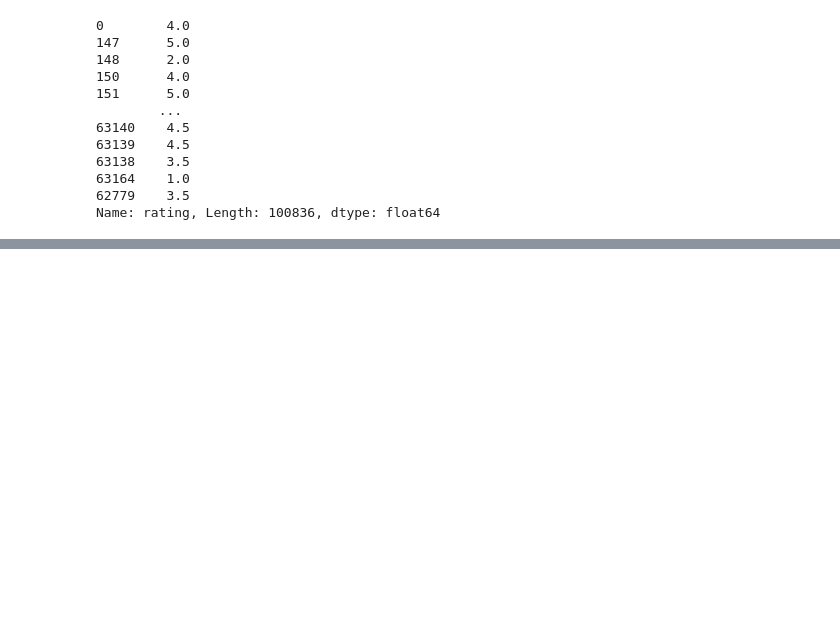
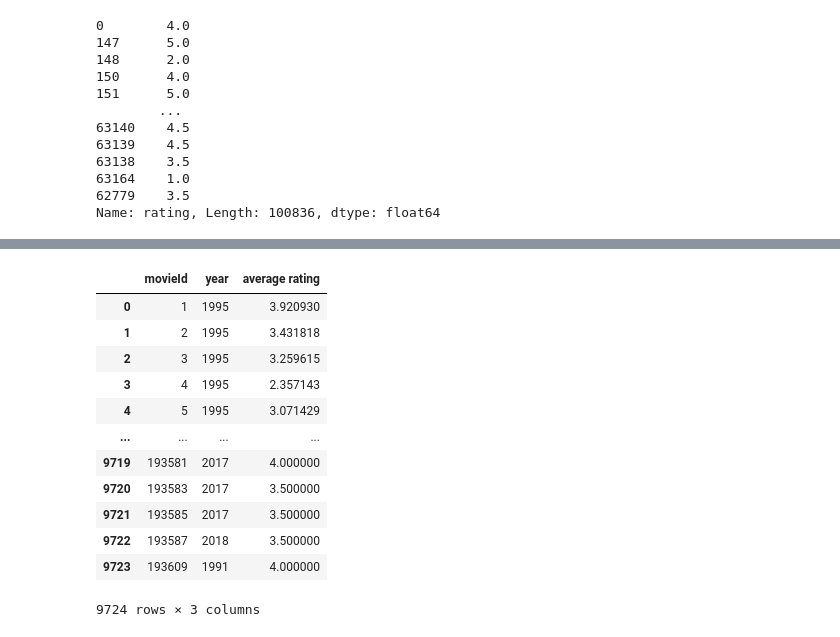
Before and after one commit to sewarslan/final_project, a Jupyter notebook: movie_recommender/creating_user_NN_data.ipynb, the cells around one changed output, grey strips where cells are left out. Cells and saved outputs as stored; diff of their text form; code cells hidden in the pictures; blank space fills up the shorter version.

```diff
--- a/movie_recommender/creating_user_NN_data.ipynb
+++ b/movie_recommender/creating_user_NN_data.ipynb
@@ -305,0 +394,19 @@ Name: rating, Length: 100836, dtype: float64
+# %%
+#merge average rating with movies_df
+movies_df = pd.merge(movies_df, movie_ave_rating)
+#x_item_train = pd.merge(movies_df[['movieId', 'year']], movie_ave_rating[['average rating']], on='movieId')
+movies_df
+# %% [output]
+|  | movieId | year | average rating |
+| 0 | 1 | 1995 | 3.920930 |
+| 1 | 2 | 1995 | 3.431818 |
+| 2 | 3 | 1995 | 3.259615 |
+| 3 | 4 | 1995 | 2.357143 |
+| 4 | 5 | 1995 | 3.071429 |
+| ... | ... | ... | ... |
+| 9719 | 193581 | 2017 | 4.000000 |
+| 9720 | 193583 | 2017 | 3.500000 |
+| 9721 | 193585 | 2017 | 3.500000 |
+| 9722 | 193587 | 2018 | 3.500000 |
+| 9723 | 193609 | 1991 | 4.000000 |
+9724 rows × 3 columns
```
Also changed, not shown: parts of 12 cells of this notebook.
